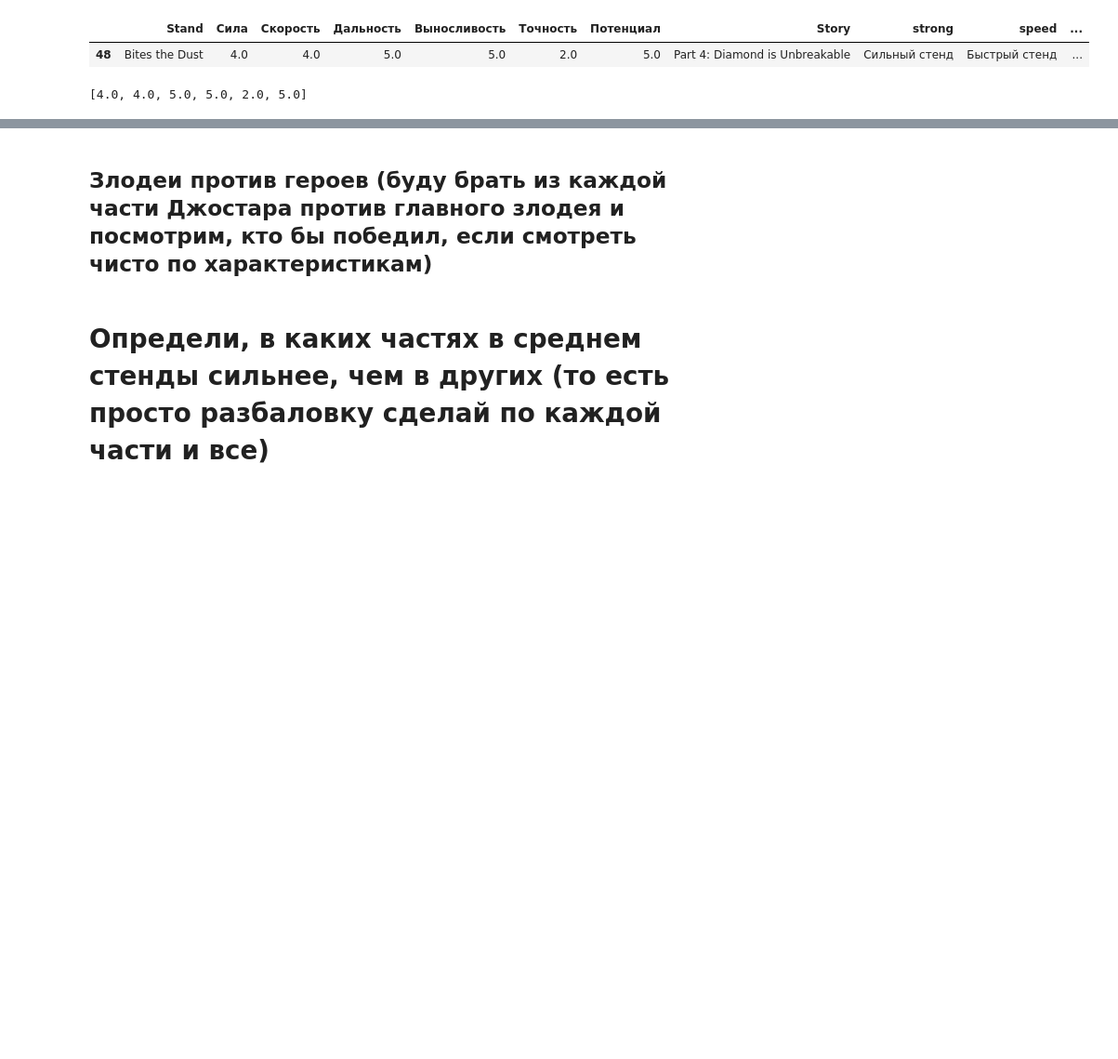
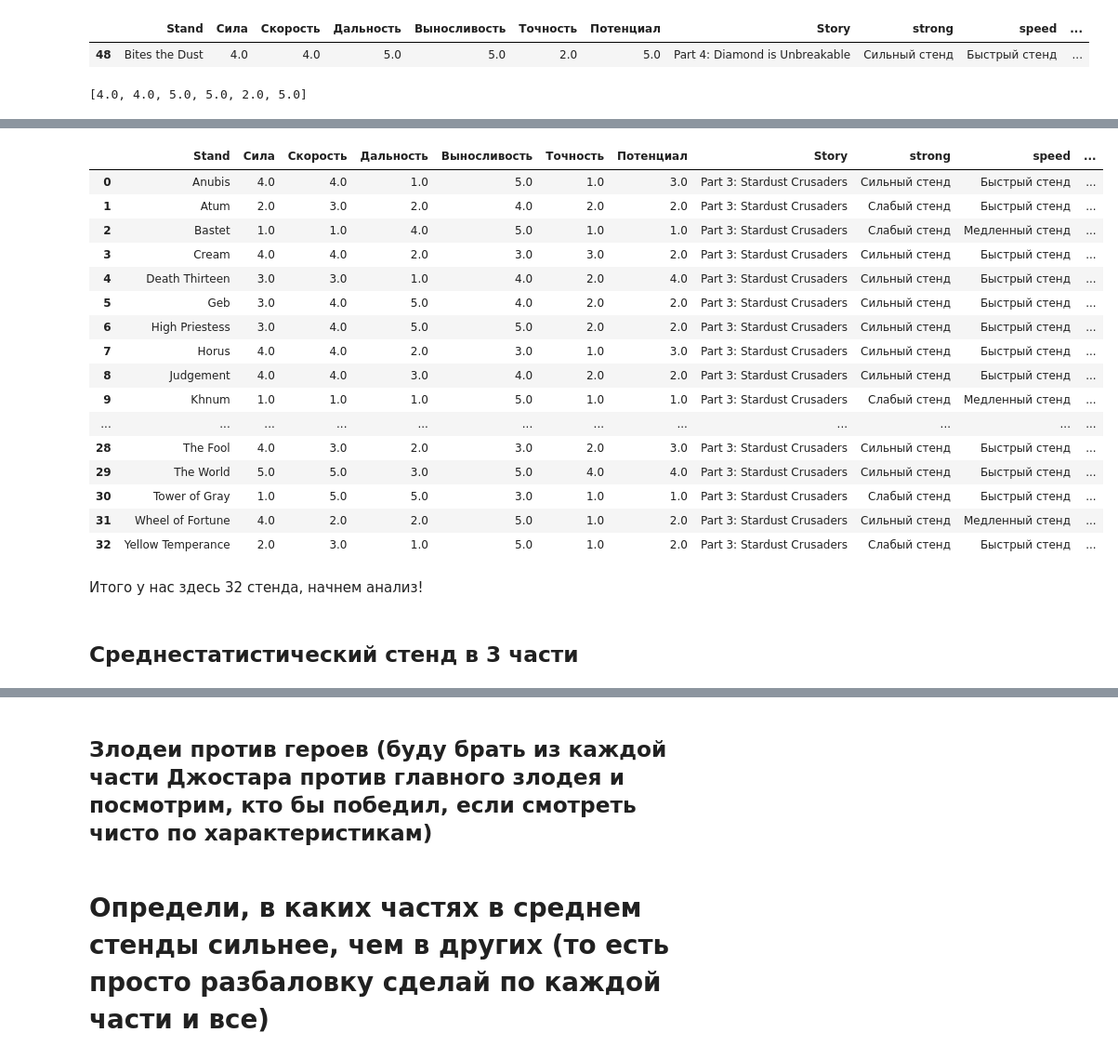
Before and after one commit to BogdanG888G/JOJO_stands, a Jupyter notebook: JOJO_stands.ipynb, the cells around one changed output, grey strips where cells are left out. Shown at 93% size. Saved outputs shown, nothing was run; the diff lists cells and outputs as text; code cells hidden in the pictures; blank space fills up the shorter version.

Commit message:
Перешел к анализу 3 части

```diff
--- a/JOJO_stands.ipynb
+++ b/JOJO_stands.ipynb
@@ -1826,0 +1875,28 @@ btd_diag.show()
+# %%
+dataset_part_3 = begin_dataset[
+    begin_dataset['Story'].str.startswith('Part 3')
+]
+
+display(dataset_part_3)
+# %% [output]
+|  | Stand | Сила | Скорость | Дальность | Выносливость | Точность | Потенциал | Story | strong | speed | ... |
+| 0 | Anubis | 4.0 | 4.0 | 1.0 | 5.0 | 1.0 | 3.0 | Part 3: Stardust Crusaders | Сильный стенд | Быстрый стенд | ... |
+| 1 | Atum | 2.0 | 3.0 | 2.0 | 4.0 | 2.0 | 2.0 | Part 3: Stardust Crusaders | Слабый стенд | Быстрый стенд | ... |
+| 2 | Bastet | 1.0 | 1.0 | 4.0 | 5.0 | 1.0 | 1.0 | Part 3: Stardust Crusaders | Слабый стенд | Медленный стенд | ... |
+| 3 | Cream | 4.0 | 4.0 | 2.0 | 3.0 | 3.0 | 2.0 | Part 3: Stardust Crusaders | Сильный стенд | Быстрый стенд | ... |
+| 4 | Death Thirteen | 3.0 | 3.0 | 1.0 | 4.0 | 2.0 | 4.0 | Part 3: Stardust Crusaders | Сильный стенд | Быстрый стенд | ... |
+| 5 | Geb | 3.0 | 4.0 | 5.0 | 4.0 | 2.0 | 2.0 | Part 3: Stardust Crusaders | Сильный стенд | Быстрый стенд | ... |
+| 6 | High Priestess | 3.0 | 4.0 | 5.0 | 5.0 | 2.0 | 2.0 | Part 3: Stardust Crusaders | Сильный стенд | Быстрый стенд | ... |
+| 7 | Horus | 4.0 | 4.0 | 2.0 | 3.0 | 1.0 | 3.0 | Part 3: Stardust Crusaders | Сильный стенд | Быстрый стенд | ... |
+| 8 | Judgement | 4.0 | 4.0 | 3.0 | 4.0 | 2.0 | 2.0 | Part 3: Stardust Crusaders | Сильный стенд | Быстрый стенд | ... |
+| 9 | Khnum | 1.0 | 1.0 | 1.0 | 5.0 | 1.0 | 1.0 | Part 3: Stardust Crusaders | Слабый стенд | Медленный стенд | ... |
+| ... | ... | ... | ... | ... | ... | ... | ... | ... | ... | ... | ... |
+| 28 | The Fool | 4.0 | 3.0 | 2.0 | 3.0 | 2.0 | 3.0 | Part 3: Stardust Crusaders | Сильный стенд | Быстрый стенд | ... |
+| 29 | The World | 5.0 | 5.0 | 3.0 | 5.0 | 4.0 | 4.0 | Part 3: Stardust Crusaders | Сильный стенд | Быстрый стенд | ... |
+| 30 | Tower of Gray | 1.0 | 5.0 | 5.0 | 3.0 | 1.0 | 1.0 | Part 3: Stardust Crusaders | Слабый стенд | Быстрый стенд | ... |
+| 31 | Wheel of Fortune | 4.0 | 2.0 | 2.0 | 5.0 | 1.0 | 2.0 | Part 3: Stardust Crusaders | Сильный стенд | Медленный стенд | ... |
+| 32 | Yellow Temperance | 2.0 | 3.0 | 1.0 | 5.0 | 1.0 | 2.0 | Part 3: Stardust Crusaders | Слабый стенд | Быстрый стенд | ... |
+# %% [markdown]
+Итого у нас здесь 32 стенда, начнем анализ!
+# %% [markdown]
+## Среднестатистический стенд в 3 части
```
Also changed, not shown: parts of 47 cells of this notebook.
